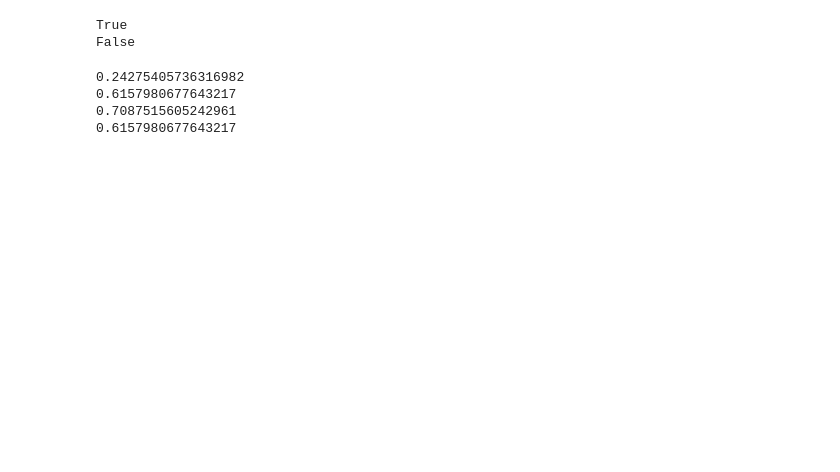
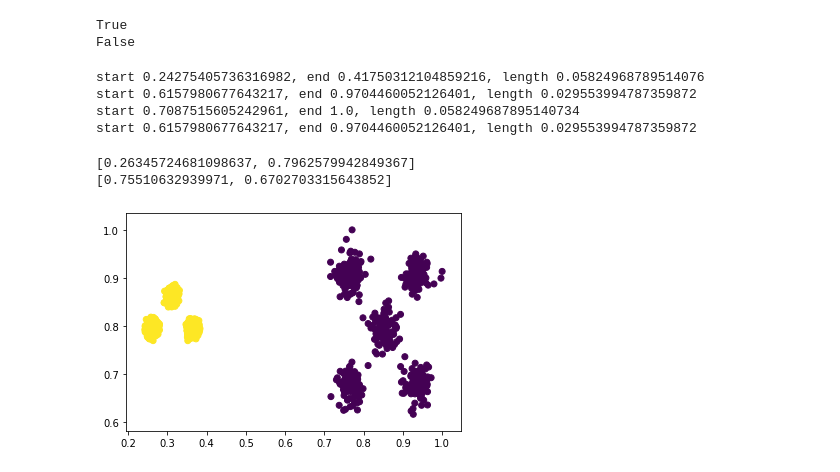
Before and after one commit to markkod/pc3-enzymes, a Jupyter notebook: Untitled.ipynb, the cells around one changed output. Saved outputs shown, nothing was run; the diff lists cells and outputs as text; code cells hidden in the pictures; blank space fills up the shorter version.

```diff
--- a/Untitled.ipynb
+++ b/Untitled.ipynb
@@ -302,9 +303,9 @@ False
 # %%
 for candidate in candidate_list:
     for _bin in candidate.bins:
-        print(_bin.interval.start)
+        print('start {0}, end {1}, length {2}'.format(_bin.interval.start, _bin.interval.end, _bin.interval.length))
 # %% [output]
-0.24275405736316982
-0.6157980677643217
-0.7087515605242961
-0.6157980677643217
+start 0.24275405736316982, end 0.41750312104859216, length 0.05824968789514076
+start 0.6157980677643217, end 0.9704460052126401, length 0.029553994787359872
+start 0.7087515605242961, end 1.0, length 0.058249687895140734
+start 0.6157980677643217, end 0.9704460052126401, length 0.029553994787359872
@@ -310,0 +317,51 @@ for candidate in candidate_list:
+# %%
+for c in candidate_list:
+    print(c.get_means())
+# %% [output]
+[0.26345724681098637, 0.7962579942849367]
+[0.75510632939971, 0.6702703315643852]
+# %%
+#fuzzy membership matrix
+#initialize matrix with datapoints in one column and found cluster (e.g. 1,2,3) in other column
+#initialize clusterpoints with a 1 at the matrix intersection
+matrix = np.zeros(dtype='float', shape=(len(data), len(candidate_list)))
+dps = []
+for i, point in enumerate(data):
+    data_point = DataPoint(point)
+    for j, candidate in enumerate(candidate_list):
+        if point in candidate.assigned_points:
+            matrix[i][j] = 1
+            data_point.assigned_clusters.append(j)
+    fraction = 1 if len(data_point.assigned_clusters) == 0 else 1 / len(data_point.assigned_clusters)
+    for r in range(len(candidate_list)):
+        if matrix[i][r] == 1:
+            matrix[i][r] = fraction
+    """
+    if len(data_point.assigned_clusters) == 0:
+        closest = sys.maxsize
+        closest_candidate_idx = 0
+        for idx, c in enumerate(candidate_list):
+            distance = distance.mahalanobis(data_point.coords, c.get_mean())
+            if distance < closest:
+                closest = distance
+                closest_candidate_idx = idx
+        data_point.assigned_clusters.append(closest_candidate_idx)
+        matrix[i][closest_candidate_idx] = 1
+    """
+    dps.append(dps)
+
+
+#compute mean of support set of cluster
+
+#compute the shortest mahalanobis distance(scipy.spatial.distance.mahalanobis)
+# of unassigned points to cluster core and assign
+
+# EM -> probably need to implement ourself
+means = [c.get_means() for c in candidate_list]
+gmm = mixture.GaussianMixture(n_components=len(candidate_list), covariance_type='full', means_init=means).fit(matrix)
+result = gmm.predict(matrix)
+# %%
+plt.scatter([x[0] for x in data], [y[1] for y in data], c=result)
+plt.show()
+# %% [output]
+[figure, added]
```
Also changed, not shown: parts of 6 cells of this notebook.
